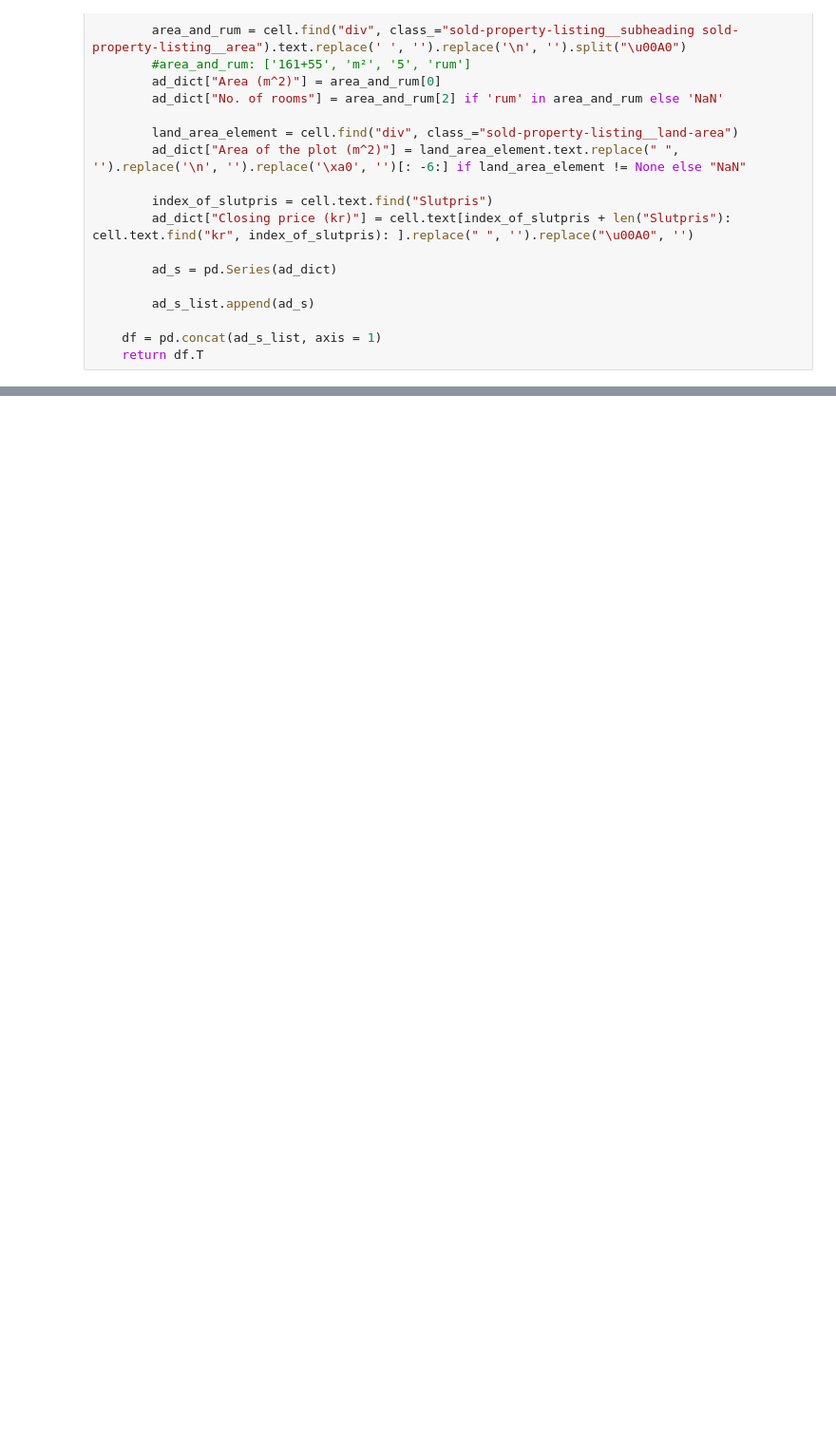
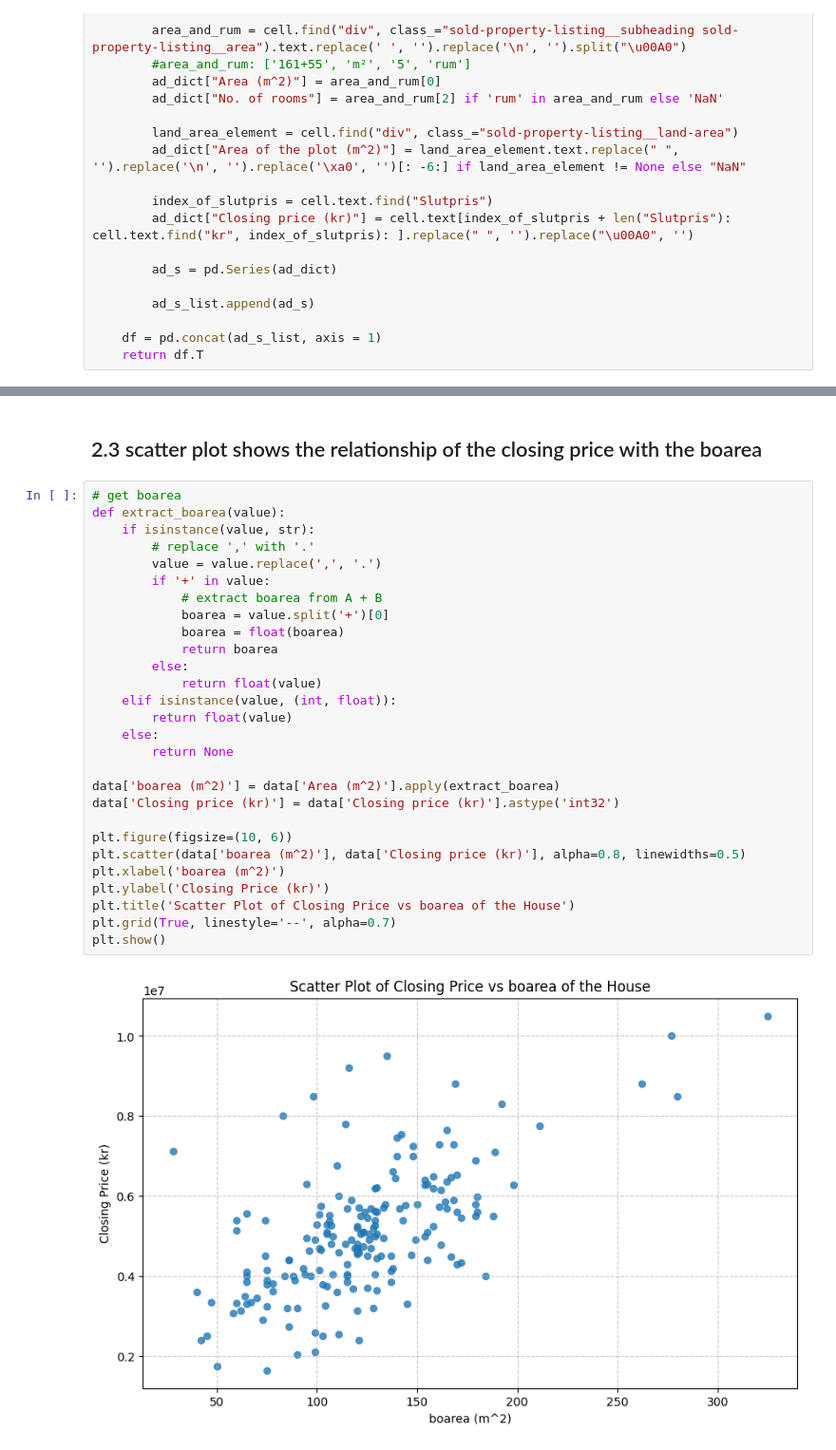
Before and after one commit to amamiya-yuuko-1225/DSAI_group26, a Jupyter notebook: lab2/lab2.ipynb, the cells around one changed output, grey strips where cells are left out. Shown at 95% size. Saved outputs shown, nothing was run; the diff lists cells and outputs as text; blank space fills up the shorter version.

```diff
--- a/lab2/lab2.ipynb
+++ b/lab2/lab2.ipynb
@@ -100,0 +160,32 @@ data.to_csv("data.csv", index=None, encoding="UTF-8")
+# %% [markdown]
+## 2.3 scatter plot shows the relationship of the closing price with the boarea
+# %%
+# get boarea
+def extract_boarea(value):
+    if isinstance(value, str):
+        # replace ',' with '.'
+        value = value.replace(',', '.')
+        if '+' in value:
+            # extract boarea from A + B
+            boarea = value.split('+')[0]
+            boarea = float(boarea)
+            return boarea
+        else:
+            return float(value)
+    elif isinstance(value, (int, float)):
+        return float(value)
+    else:
+        return None
+
+data['boarea (m^2)'] = data['Area (m^2)'].apply(extract_boarea)
+data['Closing price (kr)'] = data['Closing price (kr)'].astype('int32')
+
+plt.figure(figsize=(10, 6))
+plt.scatter(data['boarea (m^2)'], data['Closing price (kr)'], alpha=0.8, linewidths=0.5)
+plt.xlabel('boarea (m^2)')
+plt.ylabel('Closing Price (kr)')
+plt.title('Scatter Plot of Closing Price vs boarea of the House')
+plt.grid(True, linestyle='--', alpha=0.7)
+plt.show()
+# %% [output]
+[figure, added]
```
Also changed, not shown: parts of 9 cells of this notebook, 2 other files.
